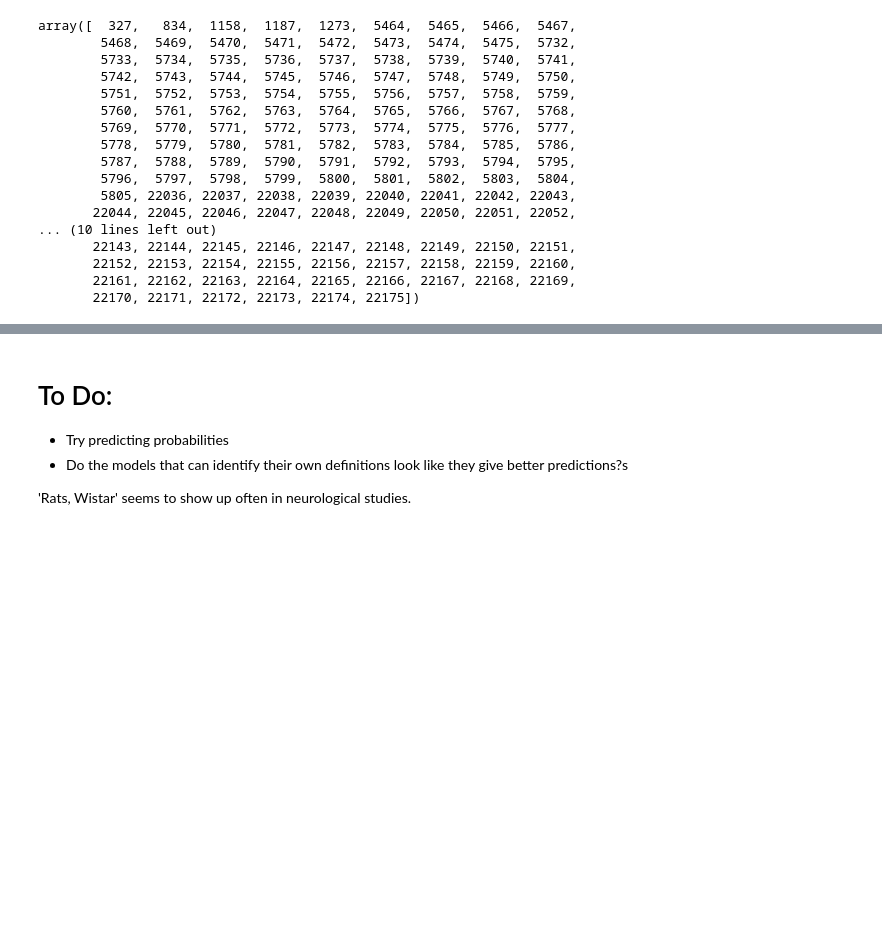
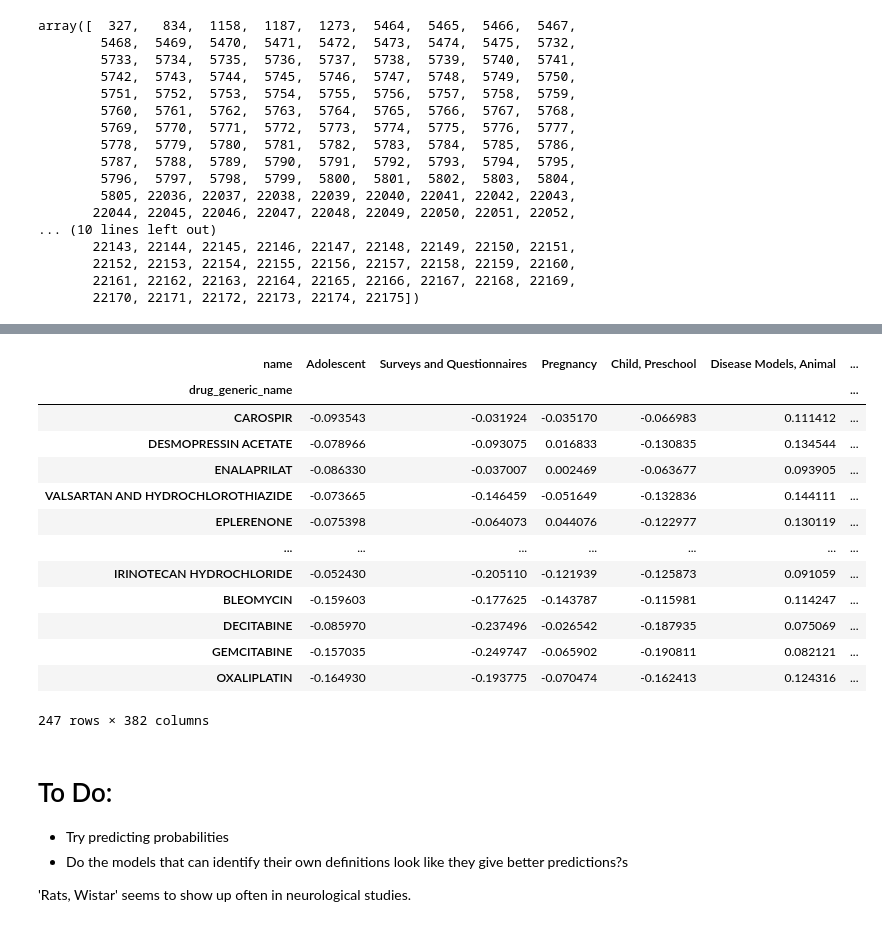
Before and after one commit to rmhorton/PMC_classifiers, a Jupyter notebook: drug_labels/drug_labels.ipynb, the cells around one changed output, grey strips where cells are left out. Saved outputs shown, nothing was run; the diff lists cells and outputs as text; code cells hidden in the pictures; blank space fills up the shorter version.

```diff
--- a/drug_labels/drug_labels.ipynb
+++ b/drug_labels/drug_labels.ipynb
@@ -555,0 +559,33 @@ array([  327,   834,  1158,  1187,  1273,  5464,  5465,  5466,  5467,
+# %%
+## Representative drugs
+
+# 'mechanism_of_action_cluster_D' contains 248 clusters; we want to select an example from each of these clusters.
+# Note that 'D001_mechanism_of_action_cluster' is just the drugs that did not have a mechanism of action entry (empty string).
+
+keep_cols = ['brand_name', 'generic_name', 'description', 'indications_and_usage', 'mechanism_of_action', 'mechanism_of_action_vector']
+hpd_select = human_prescription_drugs_df.loc[human_prescription_drugs_df['mechanism_of_action_cluster_D'] != 'D001_mechanism_of_action_cluster'] \
+    .groupby(['mechanism_of_action_cluster_D']) \
+    .first()[keep_cols]
+
+# Check that all selected drugs have unique generic names:
+# Counter(hpd_select['generic_name']).most_common()
+
+# Mechanism matrix
+M_selected = np.array([v for v in hpd_select['mechanism_of_action_vector']])
+
+
+## Selected MeSH term models: keep only the 382 models that gave their own definition the highest score
+
+model_definition_rank = pd.read_csv("~/Documents/conferences/BARUG/top_definitions_per_model.csv", index_col=0)[['term', 'own_rank']]
+
+best_models = model_definition_rank[model_definition_rank['own_rank'] == 1]['term'].values
+
+# best_models
+
+best_model_data = model_data[[n in best_models for n in model_data['name']]]
+
+# Concept matrix for selected models
+C_selected = np.array([v for v in best_model_data['beta_unit_vector']])  # (382, 768)
+
+
+## Filtered document-MeSH score table
@@ -556,3 +627,26 @@ array([  327,   834,  1158,  1187,  1273,  5464,  5465,  5466,  5467,
+# %%
+S_selected = np.matmul(M_selected, C_selected.T)
+S_df = pd.DataFrame(S_selected, columns=best_model_data['name'])
+
+S_df['drug_generic_name'] = hpd_select['generic_name'].values
+S_df = S_df.set_index('drug_generic_name')
+S_df.to_excel("representaive_drugs_selected_MeSH_term_scores.xlsx")
+S_df
+# %% [output]
+| name | Adolescent | Surveys and Questionnaires | Pregnancy | Child, Preschool | Disease Models, Animal | ... |
+| drug_generic_name |  |  |  |  |  | ... |
+| CAROSPIR | -0.093543 | -0.031924 | -0.035170 | -0.066983 | 0.111412 | ... |
+| DESMOPRESSIN ACETATE | -0.078966 | -0.093075 | 0.016833 | -0.130835 | 0.134544 | ... |
+| ENALAPRILAT | -0.086330 | -0.037007 | 0.002469 | -0.063677 | 0.093905 | ... |
+| VALSARTAN AND HYDROCHLOROTHIAZIDE | -0.073665 | -0.146459 | -0.051649 | -0.132836 | 0.144111 | ... |
+| EPLERENONE | -0.075398 | -0.064073 | 0.044076 | -0.122977 | 0.130119 | ... |
+| ... | ... | ... | ... | ... | ... | ... |
+| IRINOTECAN HYDROCHLORIDE | -0.052430 | -0.205110 | -0.121939 | -0.125873 | 0.091059 | ... |
+| BLEOMYCIN | -0.159603 | -0.177625 | -0.143787 | -0.115981 | 0.114247 | ... |
+| DECITABINE | -0.085970 | -0.237496 | -0.026542 | -0.187935 | 0.075069 | ... |
+| GEMCITABINE | -0.157035 | -0.249747 | -0.065902 | -0.190811 | 0.082121 | ... |
+| OXALIPLATIN | -0.164930 | -0.193775 | -0.070474 | -0.162413 | 0.124316 | ... |
+247 rows × 382 columns
 # %% [markdown]
 # To Do:
 
```
Also changed, not shown: parts of 15 cells of this notebook, 1 other file.
